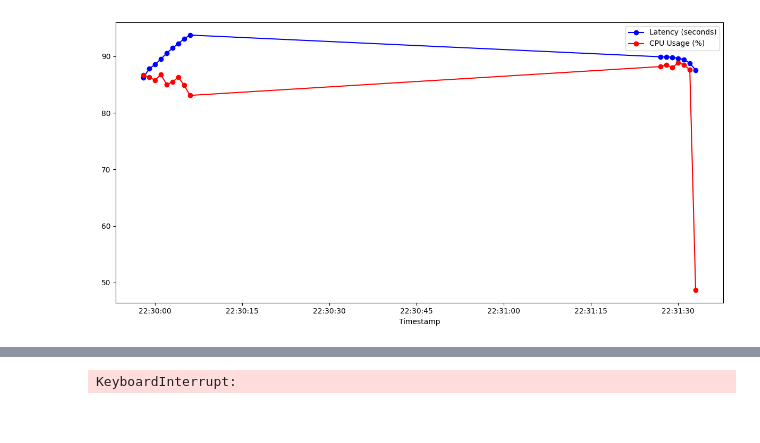
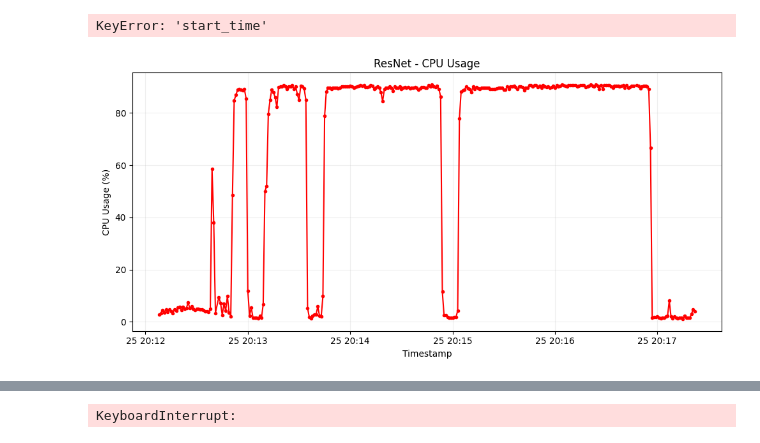
Before and after one commit to Data-to-Insight-Center/ckn-edge, a Jupyter notebook: scratch.ipynb, the cells around one changed output, grey strips where cells are left out. Saved outputs shown, nothing was run; the diff lists cells and outputs as text; code cells hidden in the pictures.

```diff
--- a/scratch.ipynb
+++ b/scratch.ipynb
@@ -26,38 +40,45 @@ Total time: 6.019483566284173
+# %%
+perf_df = pd.read_csv("performance_20.csv")
+perf_df["total_time"] = perf_df["end_time"] - perf_df["start_time"]
+perf_df
+# %% [output]
+KeyError: 'start_time'
 # %%
-# resource_df = pd.read_csv("resource_consumption.csv")
-# resource_df.columns = ['timestamp', 'cpu_usage_percent', 'memory_usage_percent', 'memory_usage_GB', 'used_drive_gb',
-#                        'used_drive_percentage', 'power_consumption']
-# resource_df["timestamp"] = pd.to_datetime(resource_df["timestamp"], errors='coerce')
+resource_df = pd.read_csv("/Users/neeleshkarthikeyan/ckn-edge/ckn/src/daemon/MobileNet_resource_consumption.csv")
+resource_df.columns = ['timestamp', 'cpu_usage_percent', 'memory_usage_percent', 'memory_usage_GB', 'used_drive_gb',
+                       'used_drive_percentage', 'power_consumption']
+resource_df["timestamp"] = pd.to_datetime(resource_df["timestamp"], errors='coerce')
+plt.figure(figsize=(10, 5))
+plt.plot(resource_df["timestamp"], resource_df["cpu_usage_percent"], linestyle='-', marker='.', color='r',
+         label="CPU Usage")
+# plt.plot(df["wait_time"], linestyle='--', marker='x', color='g', label="Wait Time")
+# plt.plot(df["latency"], linestyle='-.', marker='s', color='r', label="Latency")
+plt.xlabel('Timestamp')
+plt.ylabel('CPU Usage (%)')
+plt.title('ResNet - CPU Usage')
+# plt.legend()
+plt.tight_layout()
+plt.grid(alpha=0.2)
+plt.show()
+#
+# perf_df['timestamp'] = perf_df['timestamp'].dt.floor('s')
+
+# perf_aggregated = perf_df.groupby('timestamp').agg({
+#     'compute_time': 'mean'
+# }).reset_index()
+#
+# merged_df = pd.merge(resource_df, perf_aggregated, on='timestamp', how='inner')
+#
 # plt.figure(figsize=(12, 6))
-# plt.plot(resource_df["timestamp"], resource_df["cpu_usage_percent"], linestyle='-', marker='o', color='r',
-#          label="CPU Usage")
-# # plt.plot(df["wait_time"], linestyle='--', marker='x', color='g', label="Wait Time")
-# # plt.plot(df["latency"], linestyle='-.', marker='s', color='r', label="Latency")
+# plt.plot(merged_df["timestamp"], merged_df["compute_time"], linestyle='-', marker='o', color='b',
+#          label="Latency (seconds)")
+# plt.plot(merged_df["timestamp"], merged_df["cpu_usage_percent"], linestyle='-', marker='o', color='r',
+#          label="CPU Usage (%)")
 # plt.xlabel('Timestamp')
-# plt.ylabel('CPU Usage (%)')
-# # plt.title('Compute Time, Wait Time, and Latency Analysis')
 # plt.legend()
 # plt.tight_layout()
 # plt.show()
 #
-# perf_df['timestamp'] = perf_df['timestamp'].dt.floor('s')
-
-perf_aggregated = perf_df.groupby('timestamp').agg({
-    'compute_time': 'mean'
-}).reset_index()
-
-merged_df = pd.merge(resource_df, perf_aggregated, on='timestamp', how='inner')
-
-plt.figure(figsize=(12, 6))
-plt.plot(merged_df["timestamp"], merged_df["compute_time"], linestyle='-', marker='o', color='b',
-         label="Latency (seconds)")
-plt.plot(merged_df["timestamp"], merged_df["cpu_usage_percent"], linestyle='-', marker='o', color='r',
-         label="CPU Usage (%)")
-plt.xlabel('Timestamp')
-plt.legend()
-plt.tight_layout()
-plt.show()
-
-merged_df
+# merged_df
 # %% [output]
-[figure, old version]
+[figure, new version]
```
Also changed, not shown: parts of 3 cells of this notebook, 45 other files.
